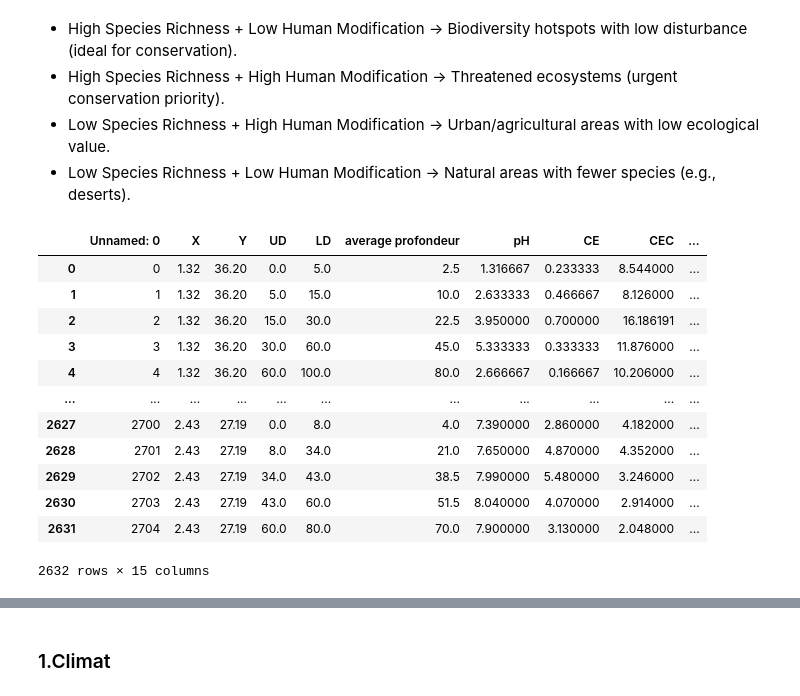
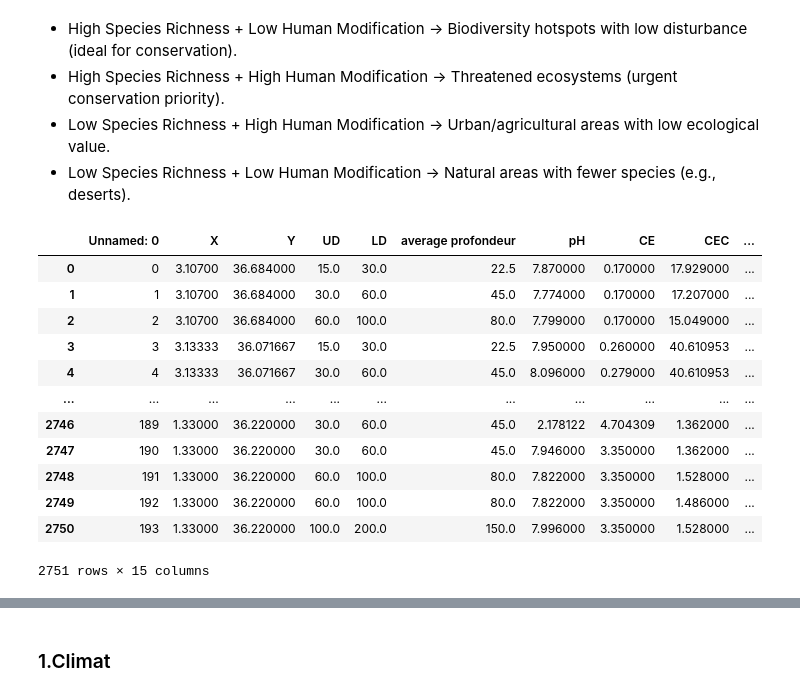
Before and after one commit to adiloucode/Quantum_Multitask_CNN_for_Digital_Soil_Mapping, a Jupyter notebook: Processing/dataReader.ipynb, the cells around one changed output, grey strips where cells are left out. Drawn from its saved outputs; the diff is of its cells as text; code cells hidden in the pictures.

```diff
--- a/Processing/dataReader.ipynb
+++ b/Processing/dataReader.ipynb
@@ -21,22 +21,22 @@ we can deduct somethings like :
 - Low Species Richness + High Human Modification → Urban/agricultural areas with low ecological value.
 - Low Species Richness + Low Human Modification → Natural areas with fewer species (e.g., deserts).
 # %%
-df = pd.read_csv("../results/Finals.csv")
+df = pd.read_csv("../results/Soil/final_Soil_dataset.csv")
 df
 # %% [output]
 |  | Unnamed: 0 | X | Y | UD | LD | average profondeur | pH | CE | CEC | ... |
-| 0 | 0 | 1.32 | 36.20 | 0.0 | 5.0 | 2.5 | 1.316667 | 0.233333 | 8.544000 | ... |
-| 1 | 1 | 1.32 | 36.20 | 5.0 | 15.0 | 10.0 | 2.633333 | 0.466667 | 8.126000 | ... |
-| 2 | 2 | 1.32 | 36.20 | 15.0 | 30.0 | 22.5 | 3.950000 | 0.700000 | 16.186191 | ... |
-| 3 | 3 | 1.32 | 36.20 | 30.0 | 60.0 | 45.0 | 5.333333 | 0.333333 | 11.876000 | ... |
-| 4 | 4 | 1.32 | 36.20 | 60.0 | 100.0 | 80.0 | 2.666667 | 0.166667 | 10.206000 | ... |
+| 0 | 0 | 3.10700 | 36.684000 | 15.0 | 30.0 | 22.5 | 7.870000 | 0.170000 | 17.929000 | ... |
+| 1 | 1 | 3.10700 | 36.684000 | 30.0 | 60.0 | 45.0 | 7.774000 | 0.170000 | 17.207000 | ... |
+| 2 | 2 | 3.10700 | 36.684000 | 60.0 | 100.0 | 80.0 | 7.799000 | 0.170000 | 15.049000 | ... |
+| 3 | 3 | 3.13333 | 36.071667 | 15.0 | 30.0 | 22.5 | 7.950000 | 0.260000 | 40.610953 | ... |
+| 4 | 4 | 3.13333 | 36.071667 | 30.0 | 60.0 | 45.0 | 8.096000 | 0.279000 | 40.610953 | ... |
 | ... | ... | ... | ... | ... | ... | ... | ... | ... | ... | ... |
-| 2627 | 2700 | 2.43 | 27.19 | 0.0 | 8.0 | 4.0 | 7.390000 | 2.860000 | 4.182000 | ... |
-| 2628 | 2701 | 2.43 | 27.19 | 8.0 | 34.0 | 21.0 | 7.650000 | 4.870000 | 4.352000 | ... |
-| 2629 | 2702 | 2.43 | 27.19 | 34.0 | 43.0 | 38.5 | 7.990000 | 5.480000 | 3.246000 | ... |
-| 2630 | 2703 | 2.43 | 27.19 | 43.0 | 60.0 | 51.5 | 8.040000 | 4.070000 | 2.914000 | ... |
-| 2631 | 2704 | 2.43 | 27.19 | 60.0 | 80.0 | 70.0 | 7.900000 | 3.130000 | 2.048000 | ... |
+| 2746 | 189 | 1.33000 | 36.220000 | 30.0 | 60.0 | 45.0 | 2.178122 | 4.704309 | 1.362000 | ... |
+| 2747 | 190 | 1.33000 | 36.220000 | 30.0 | 60.0 | 45.0 | 7.946000 | 3.350000 | 1.362000 | ... |
+| 2748 | 191 | 1.33000 | 36.220000 | 60.0 | 100.0 | 80.0 | 7.822000 | 3.350000 | 1.528000 | ... |
+| 2749 | 192 | 1.33000 | 36.220000 | 60.0 | 100.0 | 80.0 | 7.822000 | 3.350000 | 1.486000 | ... |
+| 2750 | 193 | 1.33000 | 36.220000 | 100.0 | 200.0 | 150.0 | 7.996000 | 3.350000 | 1.528000 | ... |
-2632 rows × 15 columns
+2751 rows × 15 columns
 # %%
 df = df.drop(columns=["Unnamed: 0"])
 df
```
Also changed, not shown: parts of 11 cells of this notebook, 30 other files.
